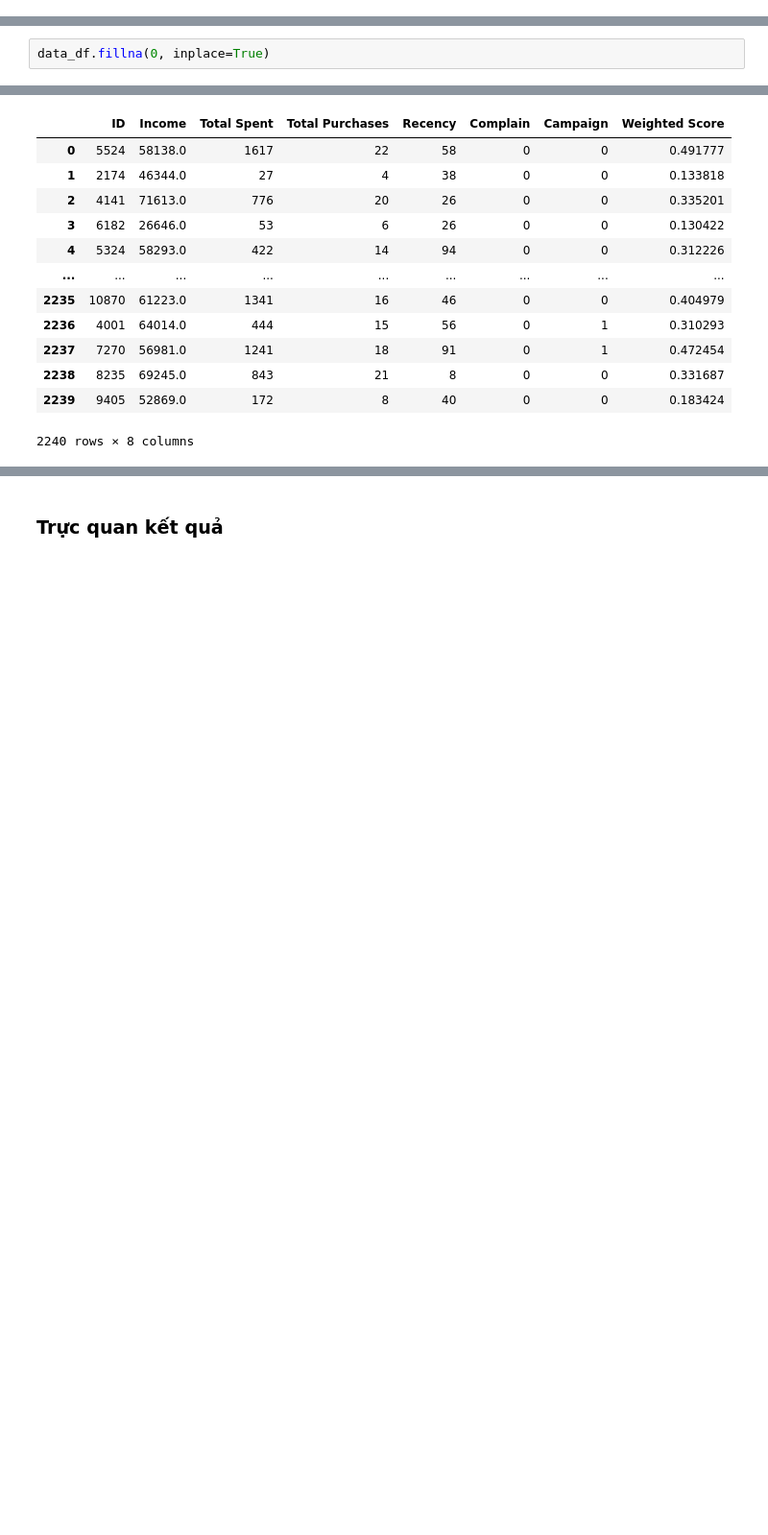
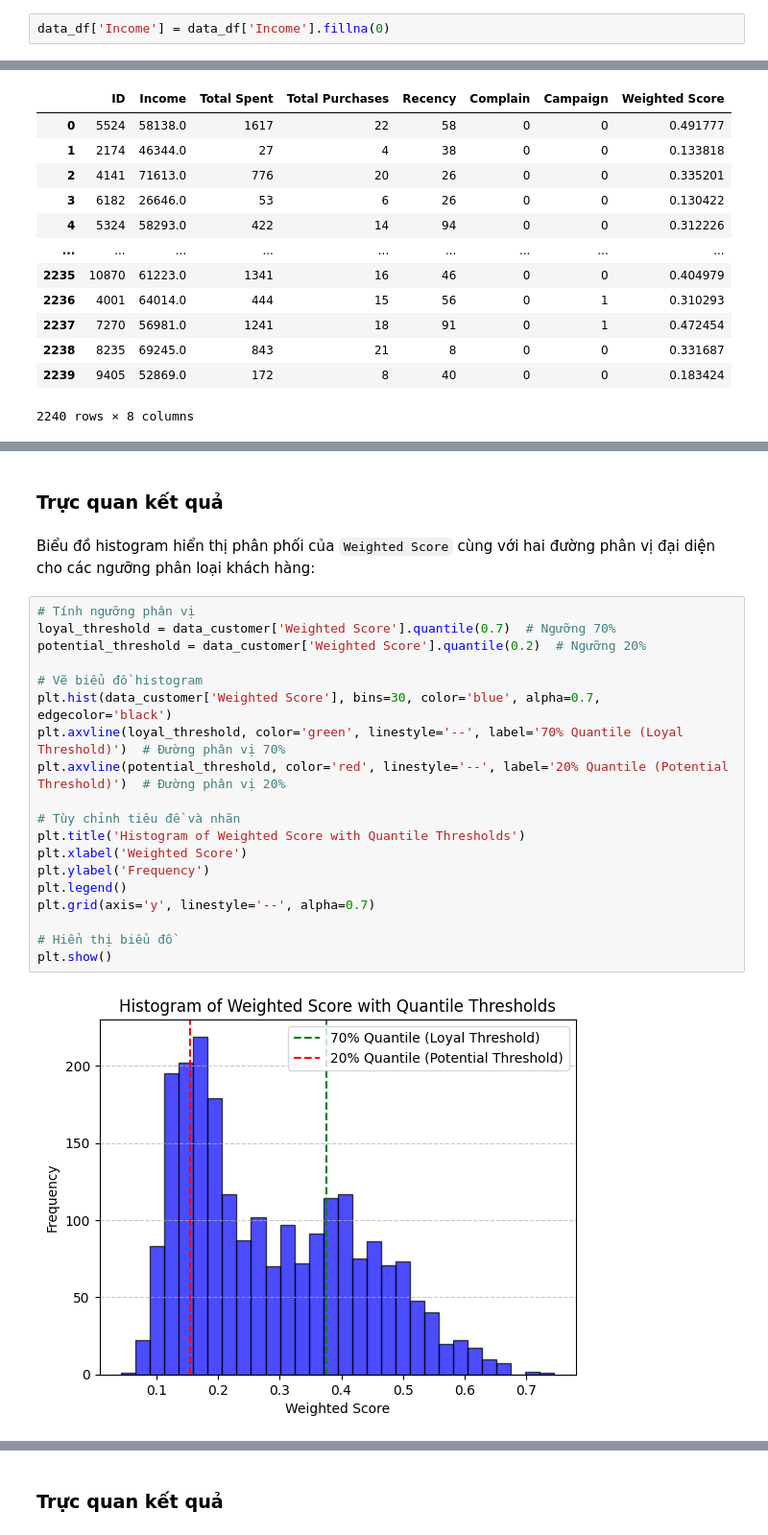
Before and after one commit to buitrongtrinh/Final-Project, a Jupyter notebook: Final_Project.ipynb, the cells around one changed output, grey strips where cells are left out. Shown at 96% size. Cells and saved outputs as stored; diff of their text form; blank space fills up the shorter version.

```diff
--- a/Final_Project.ipynb
+++ b/Final_Project.ipynb
@@ -218 +230,3 @@ Làm sạch dữ liệu
+# %%
+data_df['Income'] = data_df['Income'].fillna(0)
 # %% [markdown]
@@ -222,2 +233,0 @@ Gán các giá trị Nan trong dữ liệu bằng 0
-# %%
-data_df.fillna(0, inplace=True)
@@ -462,3 +494,28 @@ data_customer[data_customer['Customer Type'] == 'Low Value'].to_csv('Classified_
  'loyal_customers': 'Classified_customers/loyal_customers.csv',
  'potential_customers': 'Classified_customers/potential_customers.csv',
  'low_value_customers': 'Classified_customers/low_value_customers.csv'}
+# %% [markdown]
+### Trực quan kết quả
+# %% [markdown]
+Biểu đồ histogram hiển thị phân phối của `Weighted Score` cùng với hai đường phân vị đại diện cho các ngưỡng phân loại khách hàng:
+# %%
+# Tính ngưỡng phân vị
+loyal_threshold = data_customer['Weighted Score'].quantile(0.7)  # Ngưỡng 70%
+potential_threshold = data_customer['Weighted Score'].quantile(0.2)  # Ngưỡng 20%
+
+# Vẽ biểu đồ histogram
+plt.hist(data_customer['Weighted Score'], bins=30, color='blue', alpha=0.7, edgecolor='black')
+plt.axvline(loyal_threshold, color='green', linestyle='--', label='70% Quantile (Loyal Threshold)')  # Đường phân vị 70%
+plt.axvline(potential_threshold, color='red', linestyle='--', label='20% Quantile (Potential Threshold)')  # Đường phân vị 20%
+
+# Tùy chỉnh tiêu đề và nhãn
+plt.title('Histogram of Weighted Score with Quantile Thresholds')
+plt.xlabel('Weighted Score')
+plt.ylabel('Frequency')
+plt.legend()
+plt.grid(axis='y', linestyle='--', alpha=0.7)
+
+# Hiển thị biểu đồ
+plt.show()
+# %% [output]
+[figure, added]
```
Also changed, not shown: parts of 61 cells of this notebook.
